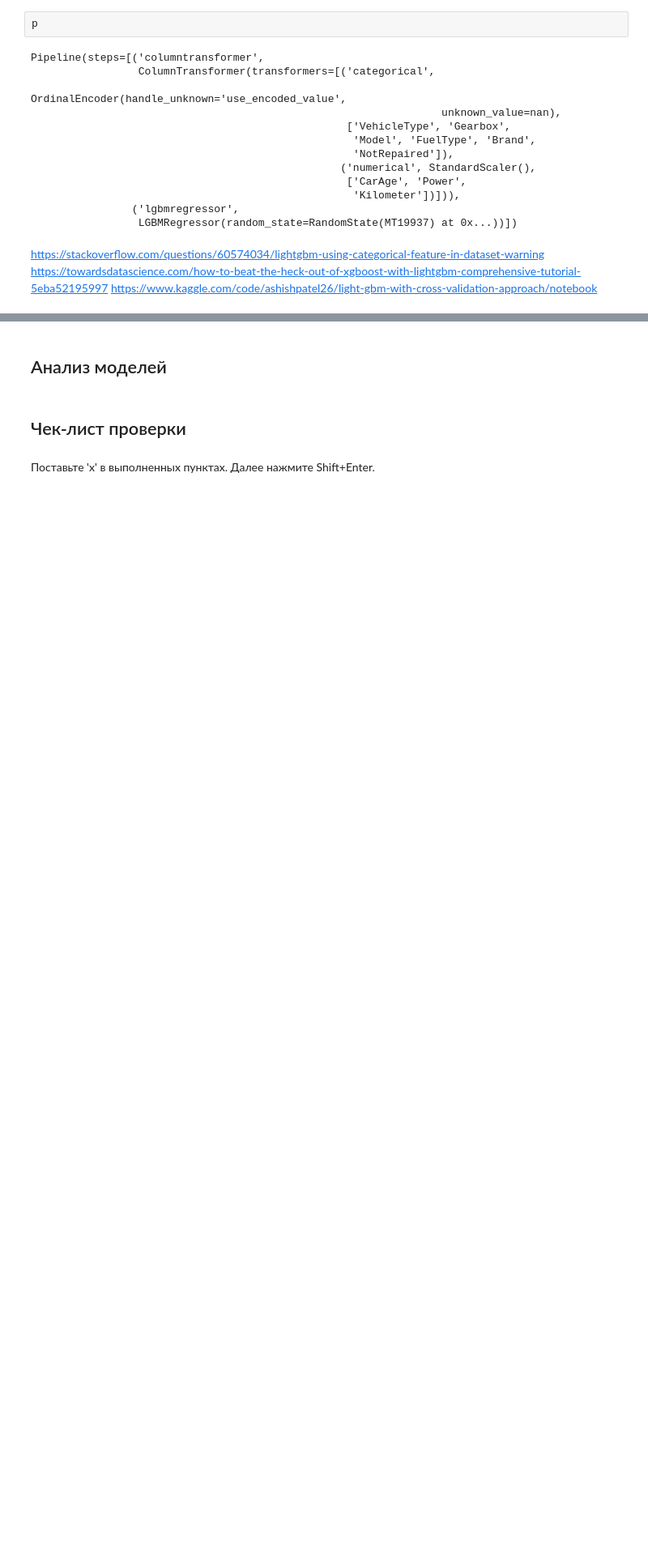
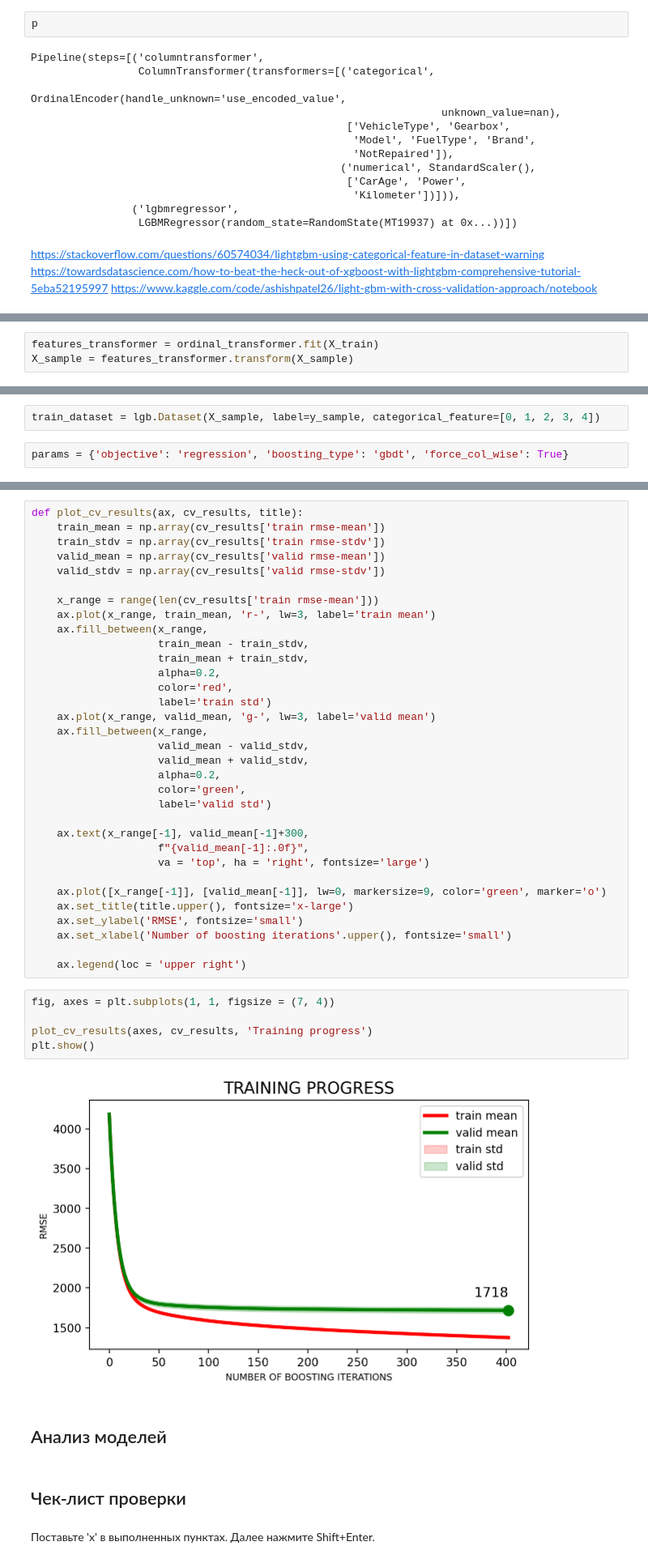
Before and after one commit to dimdasci/yp13-gradient-boosting, a Jupyter notebook: notebooks/yp13-gradient-boosting.ipynb, the cells around one changed output, grey strips where cells are left out. Shown at 81% size. Drawn from its saved outputs; the diff is of its cells as text; blank space fills up the shorter version.

```diff
--- a/notebooks/yp13-gradient-boosting.ipynb
+++ b/notebooks/yp13-gradient-boosting.ipynb
@@ -1371,0 +1375,3 @@ https://www.kaggle.com/code/ashishpatel26/light-gbm-with-cross-validation-approa
+# %%
+features_transformer = ordinal_transformer.fit(X_train)
+X_sample = features_transformer.transform(X_sample)
@@ -1371,0 +1400,4 @@ https://www.kaggle.com/code/ashishpatel26/light-gbm-with-cross-validation-approa
+# %%
+train_dataset = lgb.Dataset(X_sample, label=y_sample, categorical_feature=[0, 1, 2, 3, 4])
+# %%
+params = {'objective': 'regression', 'boosting_type': 'gbdt', 'force_col_wise': True}
@@ -1372,3 +1444,43 @@ https://www.kaggle.com/code/ashishpatel26/light-gbm-with-cross-validation-approa
+# %%
+def plot_cv_results(ax, cv_results, title):
+    train_mean = np.array(cv_results['train rmse-mean'])
+    train_stdv = np.array(cv_results['train rmse-stdv'])
+    valid_mean = np.array(cv_results['valid rmse-mean'])
+    valid_stdv = np.array(cv_results['valid rmse-stdv'])
+
+    x_range = range(len(cv_results['train rmse-mean']))
+    ax.plot(x_range, train_mean, 'r-', lw=3, label='train mean')
+    ax.fill_between(x_range,
+                    train_mean - train_stdv,
+                    train_mean + train_stdv,
+                    alpha=0.2,
+                    color='red',
+                    label='train std')
+    ax.plot(x_range, valid_mean, 'g-', lw=3, label='valid mean')
+    ax.fill_between(x_range,
+                    valid_mean - valid_stdv,
+                    valid_mean + valid_stdv,
+                    alpha=0.2,
+                    color='green',
+                    label='valid std')
+
+    ax.text(x_range[-1], valid_mean[-1]+300,
+                    f"{valid_mean[-1]:.0f}",
+                    va = 'top', ha = 'right', fontsize='large')
+
+    ax.plot([x_range[-1]], [valid_mean[-1]], lw=0, markersize=9, color='green', marker='o')
+    ax.set_title(title.upper(), fontsize='x-large')
+    ax.set_ylabel('RMSE', fontsize='small')
+    ax.set_xlabel('Number of boosting iterations'.upper(), fontsize='small')
+
+    ax.legend(loc = 'upper right')
+# %%
+fig, axes = plt.subplots(1, 1, figsize = (7, 4))
+
+plot_cv_results(axes, cv_results, 'Training progress')
+plt.show()
+# %% [output]
+[figure, added]
 # %% [markdown]
 ## Анализ моделей
 # %% [markdown]
```
Also changed, not shown: parts of 10 cells of this notebook.
